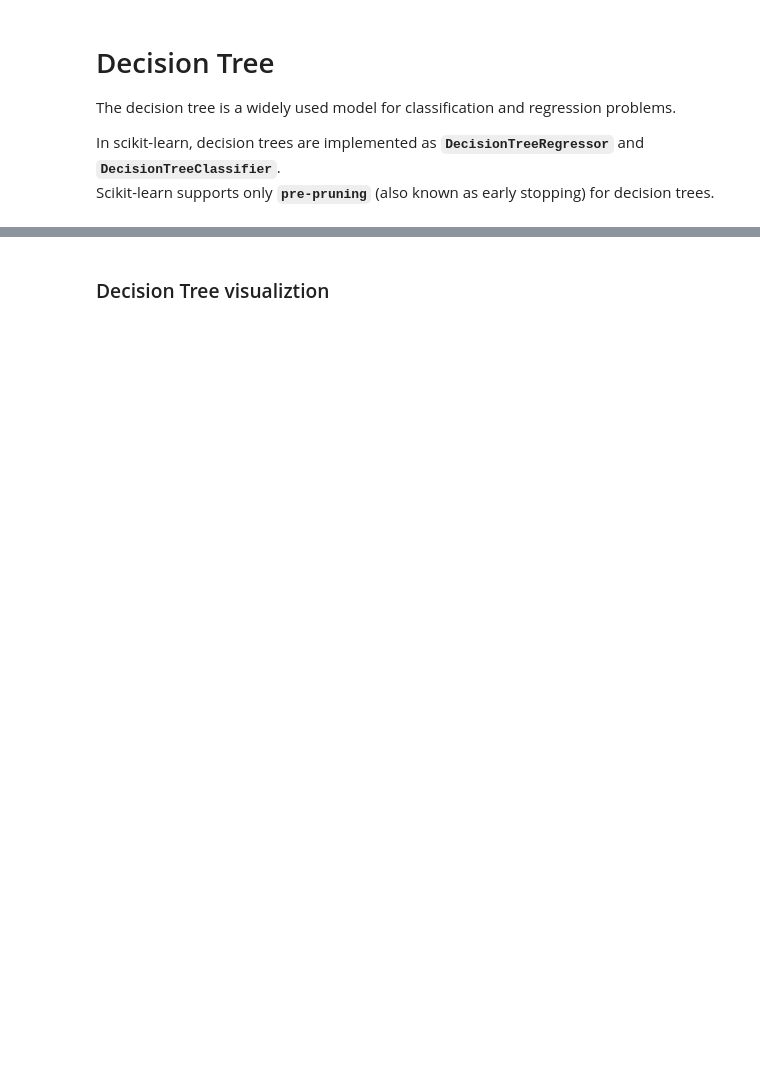
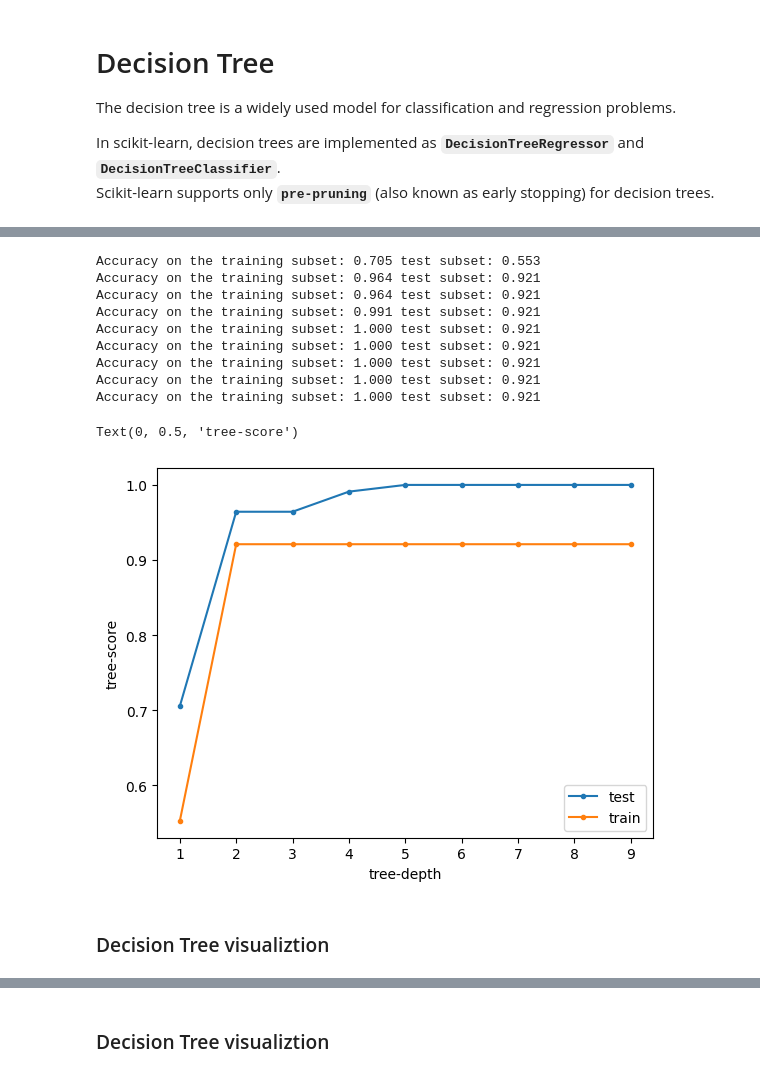
Before and after one commit to hh-blaire-cho/ds101_2024Oct, a Jupyter notebook: 28_DecisionTree.ipynb, the cells around one changed output, grey strips where cells are left out. Saved outputs shown, nothing was run; the diff lists cells and outputs as text; code cells hidden in the pictures; blank space fills up the shorter version.

```diff
--- a/28_DecisionTree.ipynb
+++ b/28_DecisionTree.ipynb
@@ -20,0 +49,36 @@ import numpy as np
+# %%
+test_scores = list()
+train_scores = list()
+rand_num = 142342
+for i in range(1, 10):
+    tree = DecisionTreeClassifier(max_depth=i, random_state=rand_num)
+    tree.fit(X_train, y_train)
+    train_score = tree.score(X_train, y_train)
+    test_score = tree.score(X_test, y_test)
+    train_scores.append(train_score)
+    test_scores.append(test_score)
+    print(
+        "Accuracy on the training subset: {:.3f} test subset: {:.3f}".format(
+            train_score, test_score
+        )
+    )
+
+plt.plot(range(1, 10), train_scores, ".-")
+plt.plot(range(1, 10), test_scores, ".-")
+plt.legend(["test", "train"])
+plt.xlabel("tree-depth")
+plt.ylabel("tree-score")
+# %% [output]
+Accuracy on the training subset: 0.705 test subset: 0.553
+Accuracy on the training subset: 0.964 test subset: 0.921
+Accuracy on the training subset: 0.964 test subset: 0.921
+Accuracy on the training subset: 0.991 test subset: 0.921
+Accuracy on the training subset: 1.000 test subset: 0.921
+Accuracy on the training subset: 1.000 test subset: 0.921
+Accuracy on the training subset: 1.000 test subset: 0.921
+Accuracy on the training subset: 1.000 test subset: 0.921
+Accuracy on the training subset: 1.000 test subset: 0.921
+Text(0, 0.5, 'tree-score')
+[figure, added]
+# %% [markdown]
+### Decision Tree visualiztion
```
Also changed, not shown: parts of 28 cells of this notebook, 6 other files.
